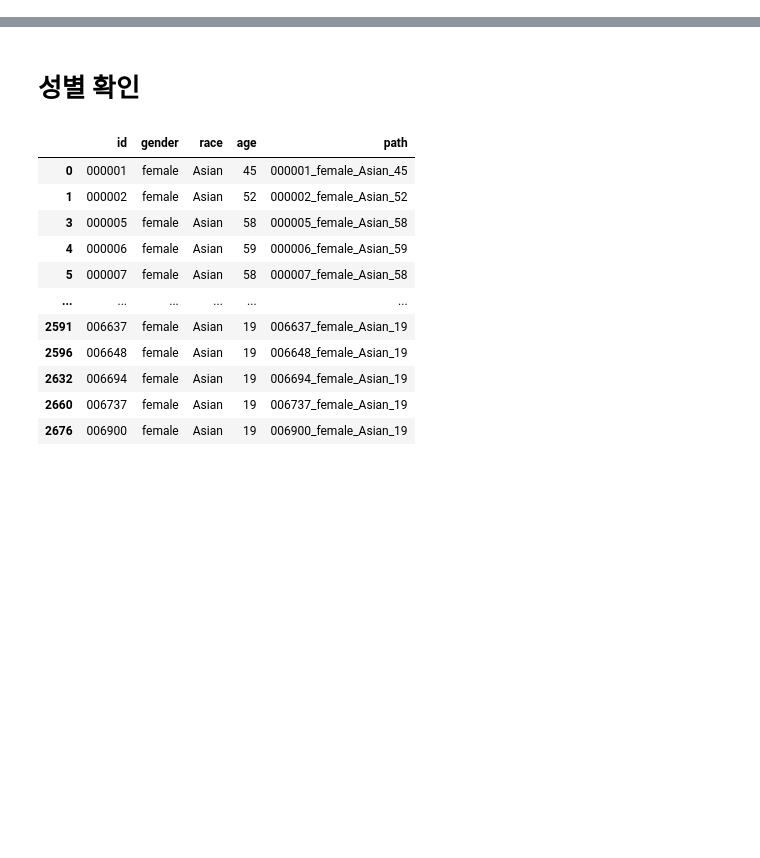
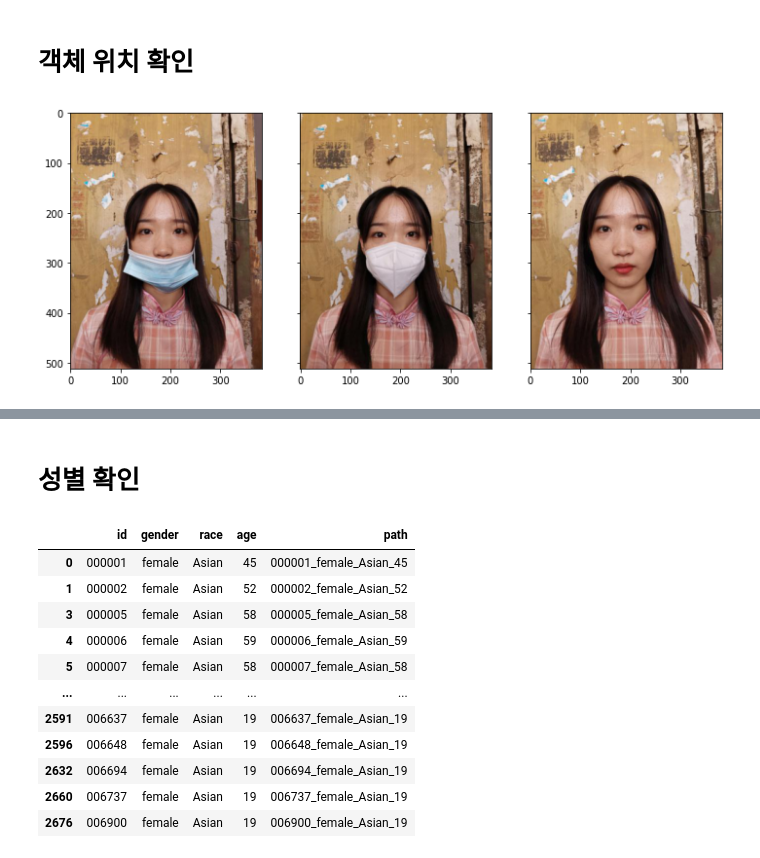
Before and after one commit to boostcampaitech4cv1/level1_imageclassification_cv-level1-cv-13, a Jupyter notebook: contest/EDA.ipynb, the cells around one changed output, grey strips where cells are left out. Drawn from its saved outputs; the diff is of its cells as text; code cells hidden in the pictures; blank space fills up the shorter version.

```diff
--- a/contest/EDA.ipynb
+++ b/contest/EDA.ipynb
@@ -14,0 +18,12 @@ train_data.head()
+# %%
+class cfg:
+    data_dir = '../input/data/train'
+    img_dir = f'{data_dir}/images'
+    df_path = f'{data_dir}/train.csv'
+# %%
+num2class = ['incorrect_mask', 'mask1', 'mask2', 'mask3',
+             'mask4', 'mask5', 'normal']
+class2num = {k: v for v, k in enumerate(num2class)}
+
+df = pd.read_csv(cfg.df_path)
+df.head()
@@ -14,0 +39,15 @@ train_data.head()
+# %%
+def get_ext(img_dir, img_id):
+    """
+    학습 데이터셋 이미지 폴더에는 여러 하위폴더로 구성되고, 이 하위폴더들에는 각 사람의 사진들이 들어가있습니다. 하위폴더에 속한 이미지의 확장자를 구하는 함수입니다.
+
+    Args:
+        img_dir: 학습 데이터셋 이미지 폴더 경로
+        img_id: 학습 데이터셋 하위폴더 이름
+
+    Returns:
+        ext: 이미지의 확장자
+    """
+    filename = os.listdir(os.path.join(img_dir, img_id))[0]
+    ext = os.path.splitext(filename)[-1].lower()
+    return ext
@@ -14,0 +102,2 @@ train_data.head()
+# %% [markdown]
+# 객체 위치 확인
@@ -14,0 +106,16 @@ train_data.head()
+# %%
+imgs = []
+img_id = df.iloc[500].path
+ext = get_ext(cfg.img_dir, img_id)
+for class_id in num2class:
+    img = np.array(Image.open(os.path.join(cfg.img_dir, img_id, class_id+ext)))
+    imgs.append(img)
+imgs = np.array(imgs)
+# %%
+fig, axes = plt.subplots(1, 3, sharex=True, sharey=True, figsize=(12, 6))
+axes[0].imshow(imgs[0])
+axes[1].imshow(imgs[1])
+axes[2].imshow(imgs[-1])
+plt.show()
+# %% [output]
+[figure, added]
```
Also changed, not shown: parts of 11 cells of this notebook.
